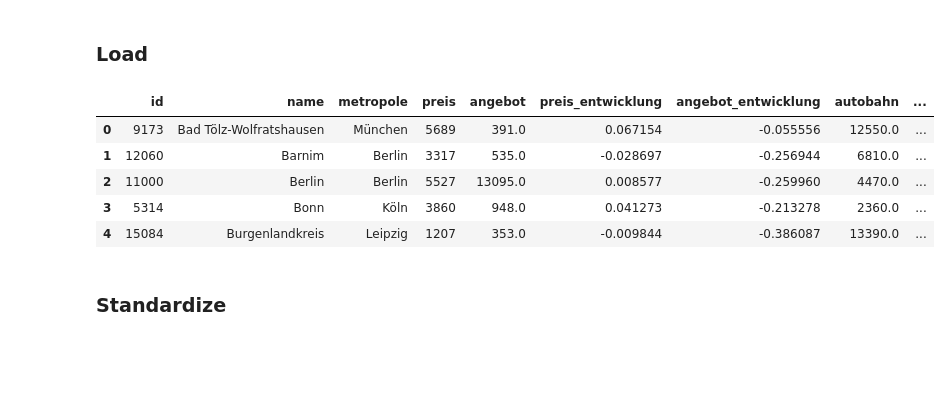
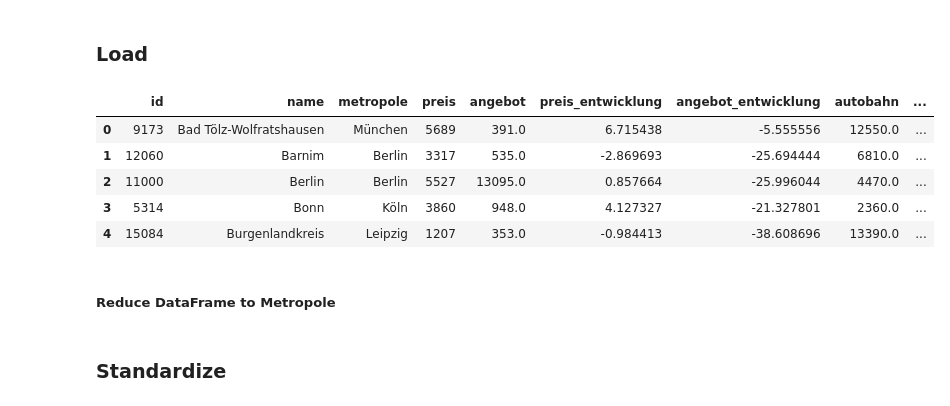
Before and after one commit to HalukaMB/hb-speckguertel-review, a Jupyter notebook: script.ipynb, the cells around one changed output. Drawn from its saved outputs; the diff is of its cells as text; code cells hidden in the pictures; blank space fills up the shorter version.

```diff
--- a/script.ipynb
+++ b/script.ipynb
@@ -17,33 +17,38 @@ warnings.simplefilter(action='ignore', category=FutureWarning)
 # %%
 # Load the first dataset
 df = pd.read_csv('data/Gemergte Daten vorläufig.csv')
 
 df.columns = [
     'id', 'name', 'metropole', 'preis', 'angebot',
     'preis_entwicklung', 'angebot_entwicklung',
     'autobahn', 'zug', 'supermarkt',
     'pendler', 'schule', 'einwohner'
 ]
 
 # Convert columns from km to m
-columns_to_convert = ['autobahn', 'zug', 'supermarkt']
-df[columns_to_convert] = df[columns_to_convert] * 1000
+columns_to_convert_1 = ['autobahn', 'zug', 'supermarkt']
+df[columns_to_convert_1] = df[columns_to_convert_1] * 1000
+
+columns_to_convert_2 = ['preis_entwicklung', 'angebot_entwicklung']
+df[columns_to_convert_2] = df[columns_to_convert_2] * 100
 
 # Load the second dataset
 df_gesundheit = pd.read_excel('data/HausärzteNachKreisen-Deutschlandatlas.xlsx')
 
 # Rename columns in the second dataset for clarity
 df_gesundheit.columns = ['id', 'kreisname', 'gesundheit']
 
 # Merge the datasets on the 'id' column
 df = pd.merge(df, df_gesundheit[['id', 'gesundheit']], on='id', how='left')
 
 # Display the first few rows of the merged DataFrame to verify
 df.head(5)
 # %% [output]
 |  | id | name | metropole | preis | angebot | preis_entwicklung | angebot_entwicklung | autobahn | ... |
-| 0 | 9173 | Bad Tölz-Wolfratshausen | München | 5689 | 391.0 | 0.067154 | -0.055556 | 12550.0 | ... |
-| 1 | 12060 | Barnim | Berlin | 3317 | 535.0 | -0.028697 | -0.256944 | 6810.0 | ... |
-| 2 | 11000 | Berlin | Berlin | 5527 | 13095.0 | 0.008577 | -0.259960 | 4470.0 | ... |
-| 3 | 5314 | Bonn | Köln | 3860 | 948.0 | 0.041273 | -0.213278 | 2360.0 | ... |
-| 4 | 15084 | Burgenlandkreis | Leipzig | 1207 | 353.0 | -0.009844 | -0.386087 | 13390.0 | ... |
+| 0 | 9173 | Bad Tölz-Wolfratshausen | München | 5689 | 391.0 | 6.715438 | -5.555556 | 12550.0 | ... |
+| 1 | 12060 | Barnim | Berlin | 3317 | 535.0 | -2.869693 | -25.694444 | 6810.0 | ... |
+| 2 | 11000 | Berlin | Berlin | 5527 | 13095.0 | 0.857664 | -25.996044 | 4470.0 | ... |
+| 3 | 5314 | Bonn | Köln | 3860 | 948.0 | 4.127327 | -21.327801 | 2360.0 | ... |
+| 4 | 15084 | Burgenlandkreis | Leipzig | 1207 | 353.0 | -0.984413 | -38.608696 | 13390.0 | ... |
+# %% [markdown]
+##### Reduce DataFrame to Metropole
```
Also changed, not shown: parts of 8 cells of this notebook, 1 other file.
